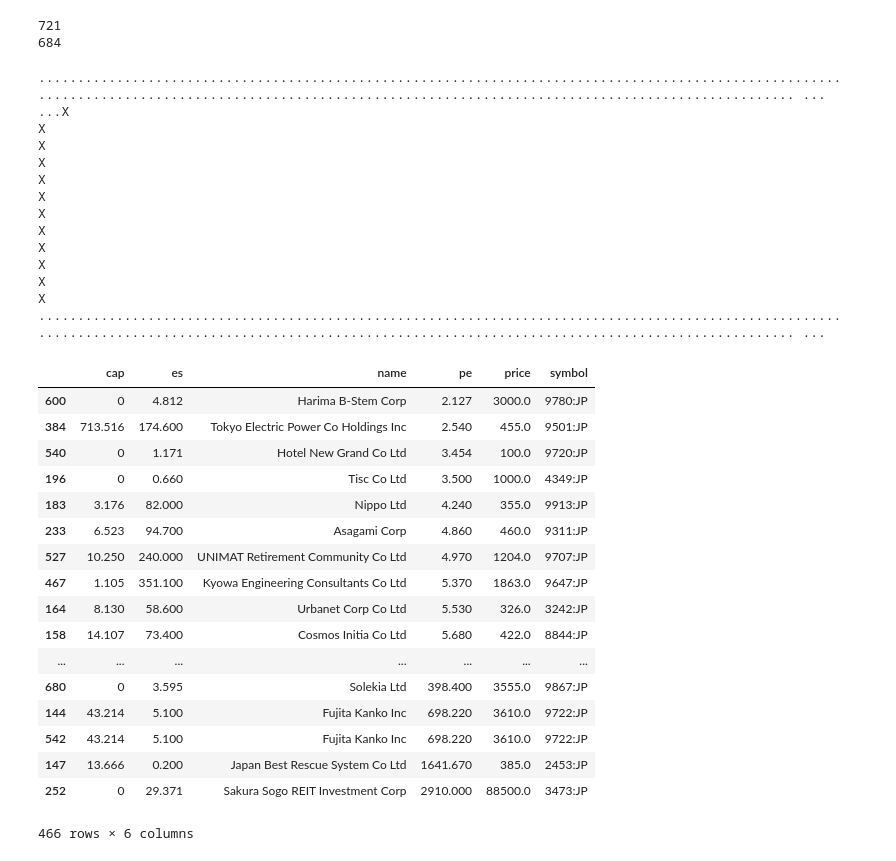
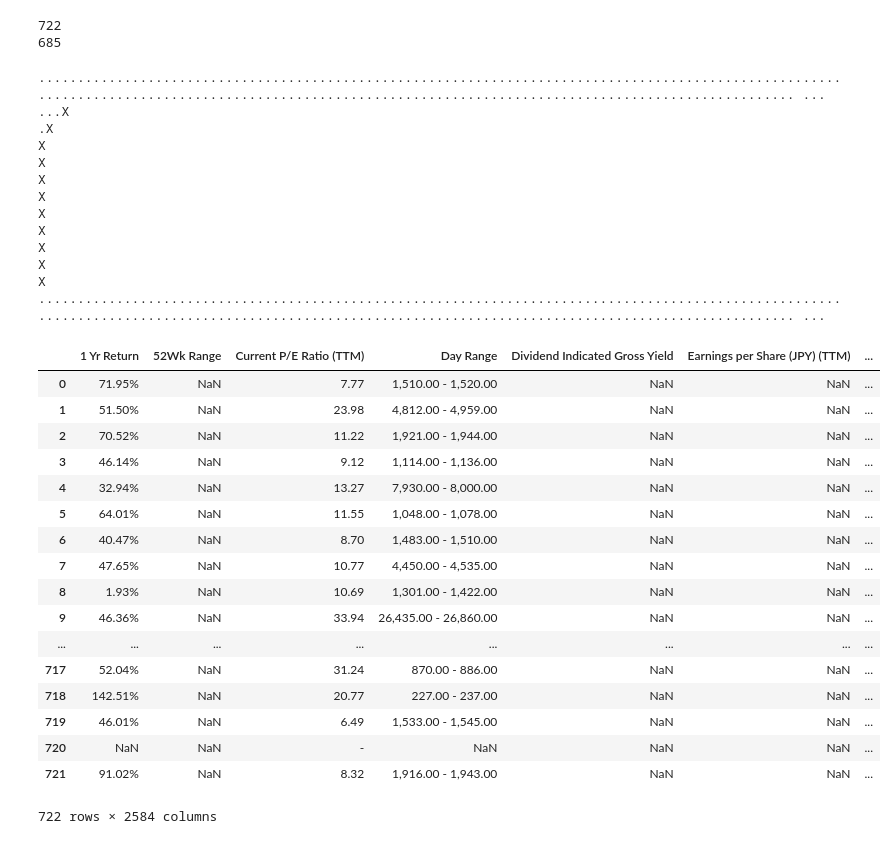
Before and after one commit to akxs14/yahoo_stock_api, a Jupyter notebook: bloom_scrap.ipynb, the cells around one changed output. Saved outputs shown, nothing was run; the diff lists cells and outputs as text; code cells hidden in the pictures.

```diff
--- a/bloom_scrap.ipynb
+++ b/bloom_scrap.ipynb
@@ -130,7 +130,7 @@ jp_ticker_symbols = ["1736:JP", "6758:JP", "8159:JP", "8923:JP", "6960:JP",
                      "9785:JP", "9786:JP", "9787:JP", "9788:JP", "9789:JP",
                      "9790:JP", "9791:JP", "9792:JP", "9793:JP", "9794:JP",
                      "9795:JP", "9796:JP", "9797:JP", "9798:JP", "9799:JP",
-                     "9801:JP", "9802:JP", "9803:JP",
+                     "9801:JP", "9802:JP", "9803:JP", "6166:JP",
                      "9810:JP", "9811:JP", "9812:JP", "9813:JP", "9814:JP",
                      "9815:JP", "9816:JP", "9817:JP", "9818:JP", "9819:JP",
                      "9820:JP", "9821:JP", "9822:JP", "9823:JP", "9824:JP",
@@ -154,8 +154,8 @@ jp_ticker_symbols = ["1736:JP", "6758:JP", "8159:JP", "8923:JP", "6960:JP",
 
 ru_ticker_symbols = ["PHOR:RM", "SBER:LI", "SBER:RM", "URKA:RM"]
 
-print len(jp_ticker_symbols)
-print len(set(jp_ticker_symbols))
+print(len(jp_ticker_symbols))
+print(len(set(jp_ticker_symbols)))
 # %% [output]
-721
-684
+722
+685
@@ -212,12 +255,12 @@ def fetch_stock_data(symbol):
 # %%
 stock_data = []
 for symbol in jp_ticker_symbols:
-  stock_data.append(fetch_stock_data(symbol))
+#   stock_data.append(fetch_stock_data(symbol))
+    stock_data.append(fetch_stock_data_revised(symbol))
 # %% [output]
 ........................................................................................................................................................................................................ ...
 ...X
-X
-X
+.X
 X
 X
 X
@@ -230,27 +273,29 @@ X
 ........................................................................................................................................................................................................ ...
 # %%
 df = pd.DataFrame(stock_data)
-count = df.count().symbol
-cutoff_threshold = int(count/3)
-df[df.pe != 0].sort_values("pe",ascending=True)
+count = df.count()
+
+df
+# cutoff_threshold = int(count/3)
+# df[df.pe != 0].sort_values("pe",ascending=True)
 # %% [output]
-|  | cap | es | name | pe | price | symbol |
-| 600 | 0 | 4.812 | Harima B-Stem Corp | 2.127 | 3000.0 | 9780:JP |
-| 384 | 713.516 | 174.600 | Tokyo Electric Power Co Holdings Inc | 2.540 | 455.0 | 9501:JP |
-| 540 | 0 | 1.171 | Hotel New Grand Co Ltd | 3.454 | 100.0 | 9720:JP |
-| 196 | 0 | 0.660 | Tisc Co Ltd | 3.500 | 1000.0 | 4349:JP |
-| 183 | 3.176 | 82.000 | Nippo Ltd | 4.240 | 355.0 | 9913:JP |
-| 233 | 6.523 | 94.700 | Asagami Corp | 4.860 | 460.0 | 9311:JP |
-| 527 | 10.250 | 240.000 | UNIMAT Retirement Community Co Ltd | 4.970 | 1204.0 | 9707:JP |
-| 467 | 1.105 | 351.100 | Kyowa Engineering Consultants Co Ltd | 5.370 | 1863.0 | 9647:JP |
-| 164 | 8.130 | 58.600 | Urbanet Corp Co Ltd | 5.530 | 326.0 | 3242:JP |
-| 158 | 14.107 | 73.400 | Cosmos Initia Co Ltd | 5.680 | 422.0 | 8844:JP |
-| ... | ... | ... | ... | ... | ... | ... |
-| 680 | 0 | 3.595 | Solekia Ltd | 398.400 | 3555.0 | 9867:JP |
-| 144 | 43.214 | 5.100 | Fujita Kanko Inc | 698.220 | 3610.0 | 9722:JP |
-| 542 | 43.214 | 5.100 | Fujita Kanko Inc | 698.220 | 3610.0 | 9722:JP |
-| 147 | 13.666 | 0.200 | Japan Best Rescue System Co Ltd | 1641.670 | 385.0 | 2453:JP |
-| 252 | 0 | 29.371 | Sakura Sogo REIT Investment Corp | 2910.000 | 88500.0 | 3473:JP |
+|  | 1 Yr Return | 52Wk Range | Current P/E Ratio (TTM) | Day Range | Dividend Indicated Gross Yield | Earnings per Share (JPY) (TTM) | ... |
+| 0 | 71.95% | NaN | 7.77 | 1,510.00 - 1,520.00 | NaN | NaN | ... |
+| 1 | 51.50% | NaN | 23.98 | 4,812.00 - 4,959.00 | NaN | NaN | ... |
+| 2 | 70.52% | NaN | 11.22 | 1,921.00 - 1,944.00 | NaN | NaN | ... |
+| 3 | 46.14% | NaN | 9.12 | 1,114.00 - 1,136.00 | NaN | NaN | ... |
+| 4 | 32.94% | NaN | 13.27 | 7,930.00 - 8,000.00 | NaN | NaN | ... |
+| 5 | 64.01% | NaN | 11.55 | 1,048.00 - 1,078.00 | NaN | NaN | ... |
+| 6 | 40.47% | NaN | 8.70 | 1,483.00 - 1,510.00 | NaN | NaN | ... |
+| 7 | 47.65% | NaN | 10.77 | 4,450.00 - 4,535.00 | NaN | NaN | ... |
+| 8 | 1.93% | NaN | 10.69 | 1,301.00 - 1,422.00 | NaN | NaN | ... |
+| 9 | 46.36% | NaN | 33.94 | 26,435.00 - 26,860.00 | NaN | NaN | ... |
+| ... | ... | ... | ... | ... | ... | ... | ... |
+| 717 | 52.04% | NaN | 31.24 | 870.00 - 886.00 | NaN | NaN | ... |
+| 718 | 142.51% | NaN | 20.77 | 227.00 - 237.00 | NaN | NaN | ... |
+| 719 | 46.01% | NaN | 6.49 | 1,533.00 - 1,545.00 | NaN | NaN | ... |
+| 720 | NaN | NaN | - | NaN | NaN | NaN | ... |
+| 721 | 91.02% | NaN | 8.32 | 1,916.00 - 1,943.00 | NaN | NaN | ... |
-466 rows × 6 columns
+722 rows × 2584 columns
 # %%
 df.to_csv("nikkei_pe.csv")
```
Also changed, not shown: parts of 2 cells of this notebook, 4 other files.
